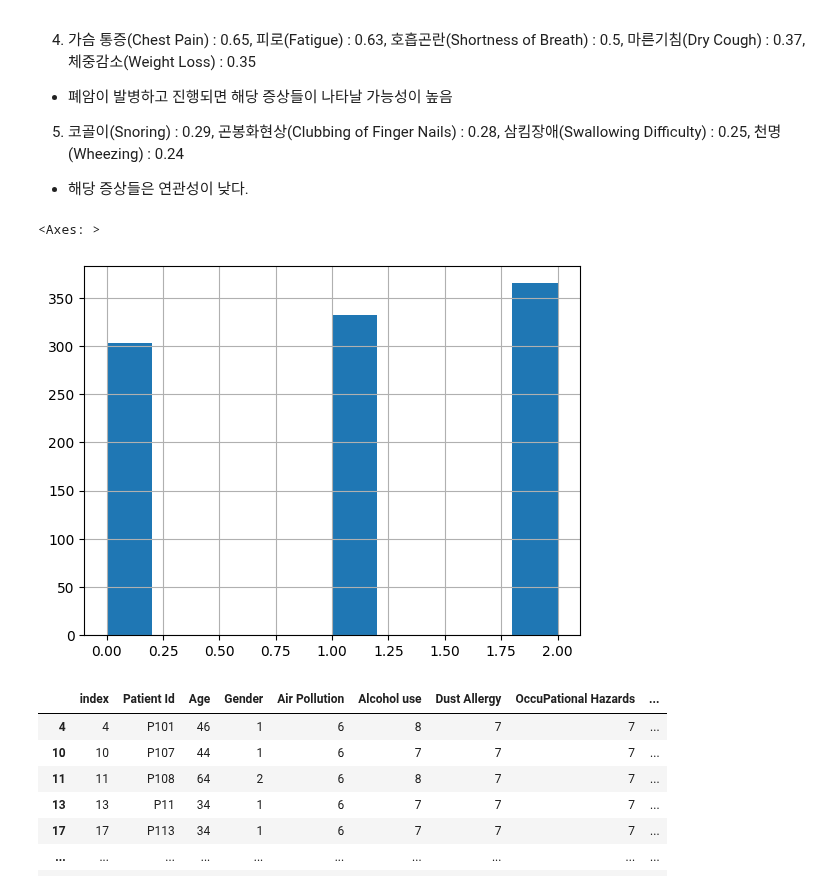
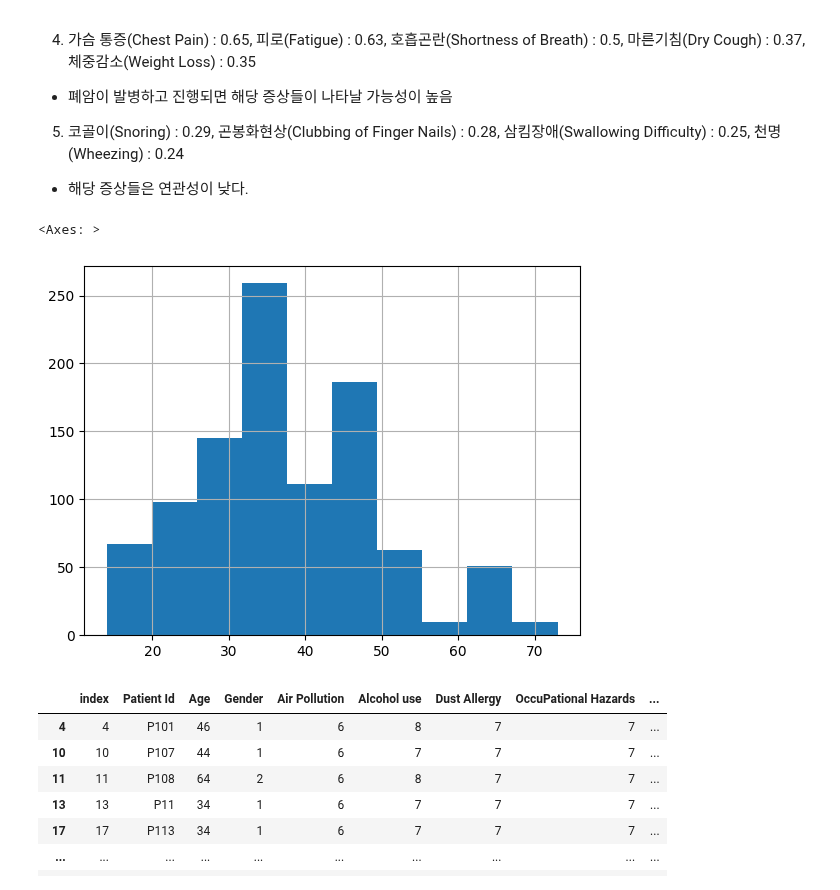
Before and after one commit to encore-SKN11/ML-3Team, a Jupyter notebook: eda_bjs.ipynb, the cells around one changed output. Cells and saved outputs as stored; diff of their text form; code cells hidden in the pictures.

```diff
--- a/eda_bjs.ipynb
+++ b/eda_bjs.ipynb
@@ -208,10 +208,10 @@ sns.heatmap(corr_matrix, annot=True)
 5. 코골이(Snoring) : 0.29, 곤봉화현상(Clubbing of Finger Nails) : 0.28, 삼킴장애(Swallowing Difficulty) : 0.25, 천명(Wheezing) : 0.24
 - 해당 증상들은 연관성이 낮다.
 # %%
-df['Level'].hist()
+df['Age'].hist()
 # %% [output]
 <Axes: >
-[figure, old version]
+[figure, new version]
 # %%
 df_air_6 = df[df['Air Pollution'] == 6]
 df_air_6
```
Also changed, not shown: parts of 2 cells of this notebook.
